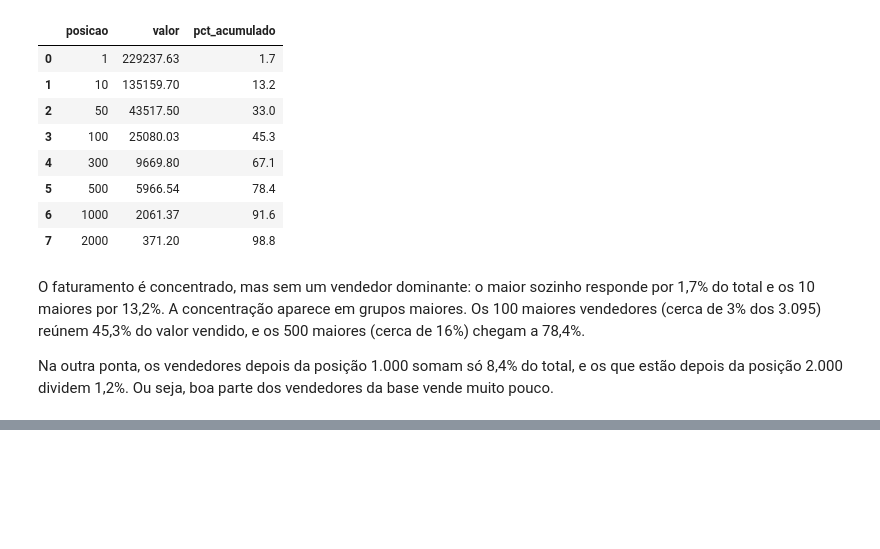
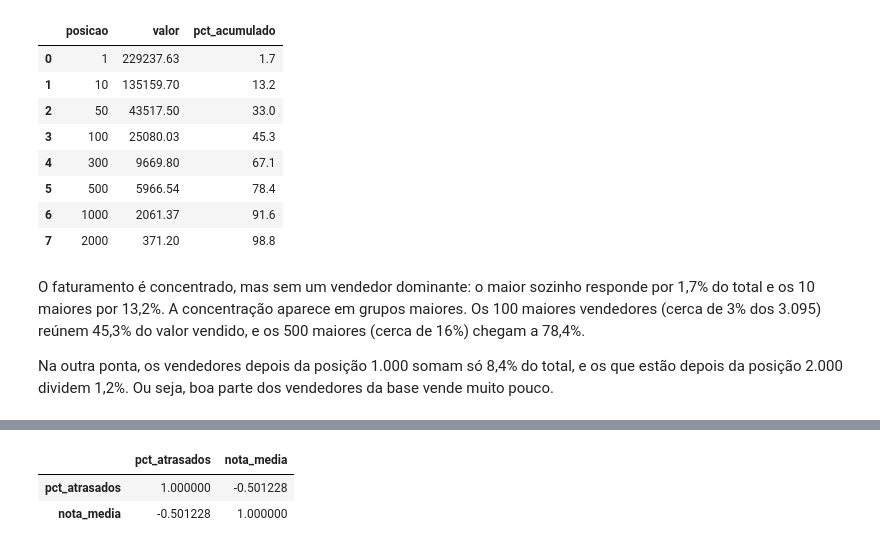
Before and after one commit to paulorcmj/analise-vendedores-olist, a Jupyter notebook: notebooks/01_consultas.ipynb, the cells around one changed output, grey strips where cells are left out. Saved outputs shown, nothing was run; the diff lists cells and outputs as text; code cells hidden in the pictures; blank space fills up the shorter version.

```diff
--- a/notebooks/01_consultas.ipynb
+++ b/notebooks/01_consultas.ipynb
@@ -116,0 +189,6 @@ Na outra ponta, os vendedores depois da posição 1.000 somam só 8,4% do total,
+# %%
+vend[["pct_atrasados", "nota_media"]].corr()
+# %% [output]
+|  | pct_atrasados | nota_media |
+| pct_atrasados | 1.000000 | -0.501228 |
+| nota_media | -0.501228 | 1.000000 |
```
Also changed, not shown: parts of 10 cells of this notebook.
